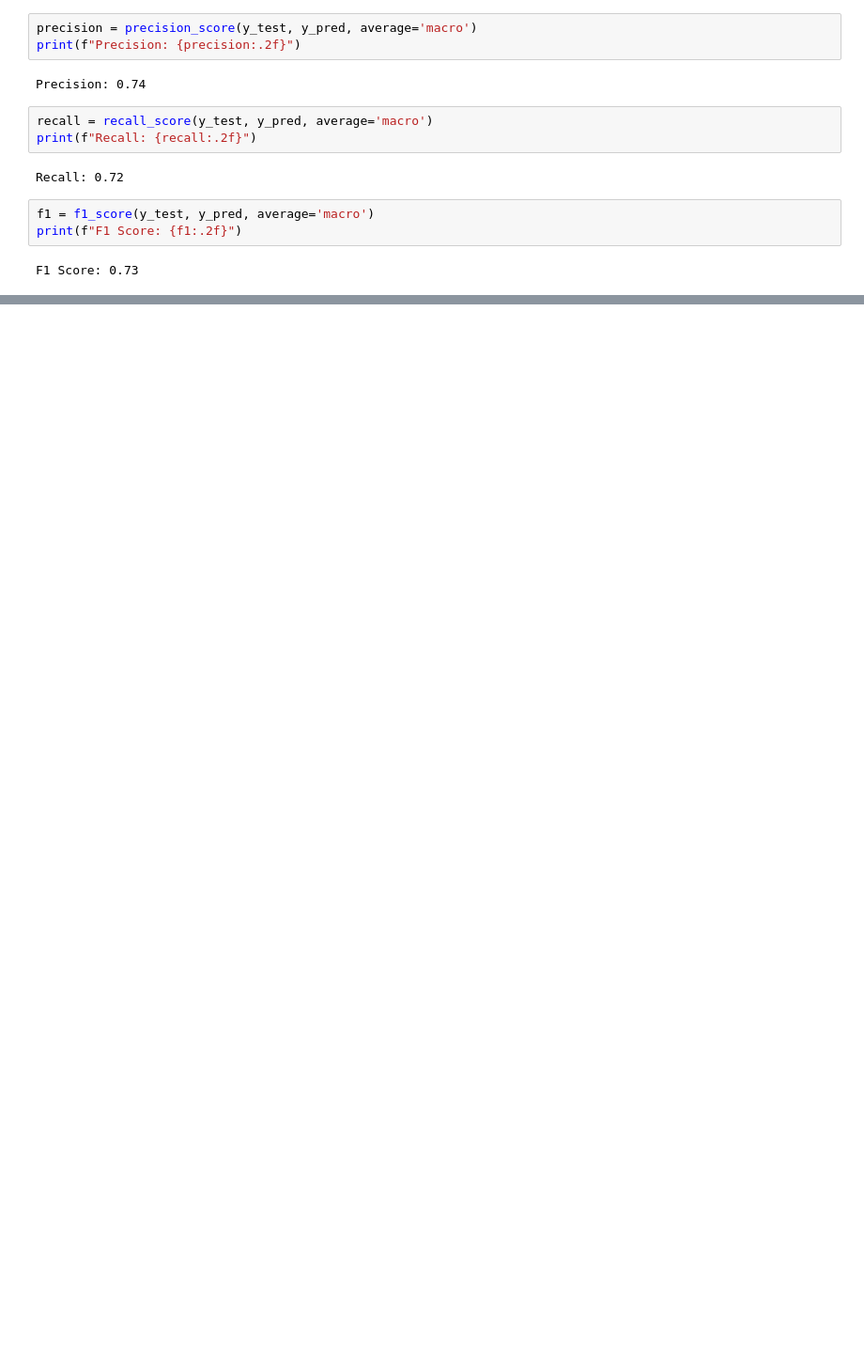
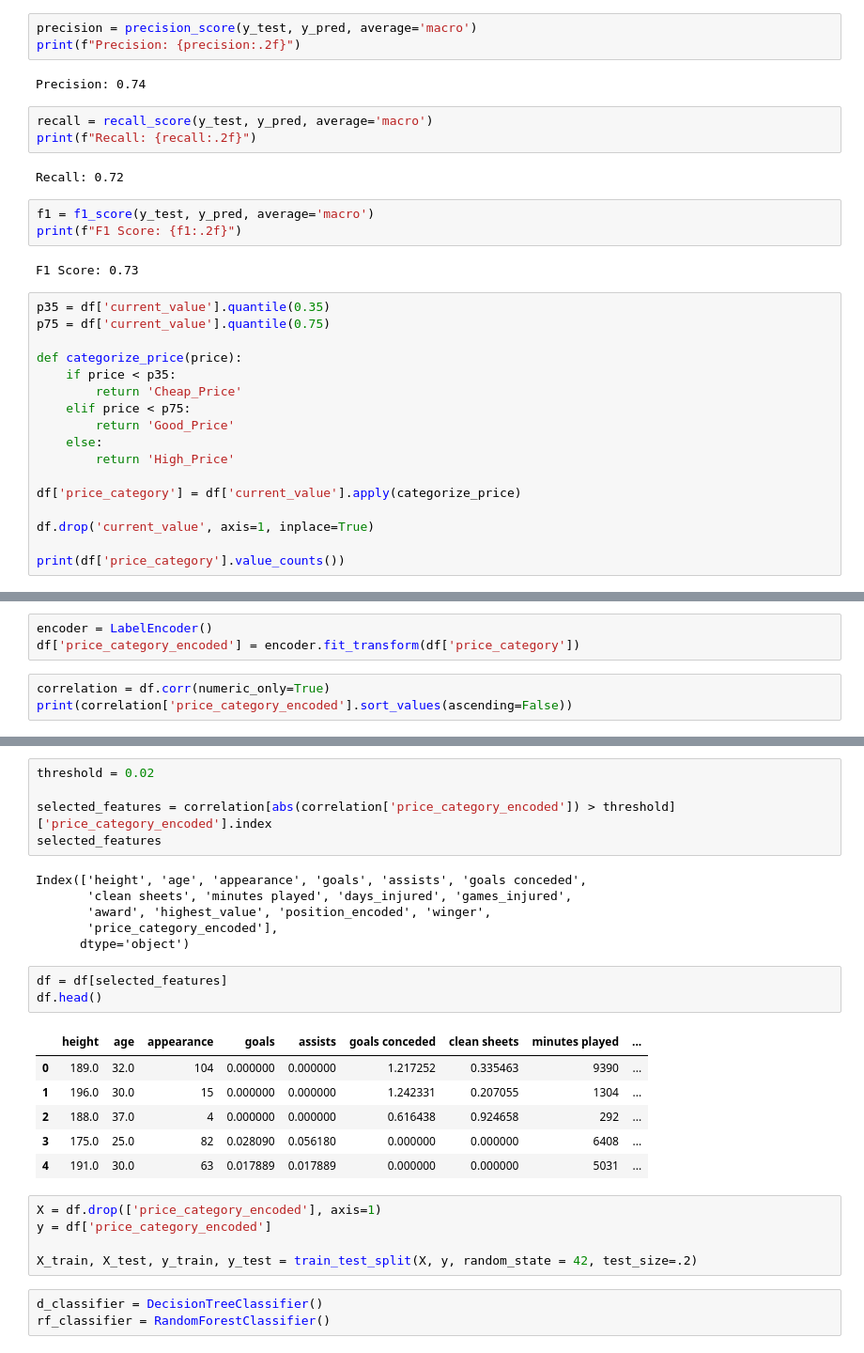
Before and after one commit to Tuwaiq-DS-ML-bootcamp-V-6/Use-case-7, a Jupyter notebook: EDA explain template.ipynb, the cells around one changed output, grey strips where cells are left out. Shown at 94% size. Cells and saved outputs as stored; diff of their text form; blank space fills up the shorter version.

```diff
--- a/EDA explain template.ipynb
+++ b/EDA explain template.ipynb
@@ -1028,3 +1029,20 @@ f1 = f1_score(y_test, y_pred, average='macro')
 print(f"F1 Score: {f1:.2f}")
 # %% [output]
 F1 Score: 0.73
+# %%
+p35 = df['current_value'].quantile(0.35)
+p75 = df['current_value'].quantile(0.75)
+
+def categorize_price(price):
+    if price < p35:
+        return 'Cheap_Price'
+    elif price < p75:
+        return 'Good_Price'
+    else:
+        return 'High_Price'
+
+df['price_category'] = df['current_value'].apply(categorize_price)
+
+df.drop('current_value', axis=1, inplace=True)
+
+print(df['price_category'].value_counts())
@@ -1030,0 +1055,6 @@ F1 Score: 0.73
+# %%
+encoder = LabelEncoder()
+df['price_category_encoded'] = encoder.fit_transform(df['price_category'])
+# %%
+correlation = df.corr(numeric_only=True)
+print(correlation['price_category_encoded'].sort_values(ascending=False))
@@ -1030,0 +1081,29 @@ F1 Score: 0.73
+# %%
+threshold = 0.02
+
+selected_features = correlation[abs(correlation['price_category_encoded']) > threshold]['price_category_encoded'].index
+selected_features
+# %% [output]
+Index(['height', 'age', 'appearance', 'goals', 'assists', 'goals conceded',
+       'clean sheets', 'minutes played', 'days_injured', 'games_injured',
+       'award', 'highest_value', 'position_encoded', 'winger',
+       'price_category_encoded'],
+      dtype='object')
+# %%
+df = df[selected_features]
+df.head()
+# %% [output]
+|  | height | age | appearance | goals | assists | goals conceded | clean sheets | minutes played | ... |
+| 0 | 189.0 | 32.0 | 104 | 0.000000 | 0.000000 | 1.217252 | 0.335463 | 9390 | ... |
+| 1 | 196.0 | 30.0 | 15 | 0.000000 | 0.000000 | 1.242331 | 0.207055 | 1304 | ... |
+| 2 | 188.0 | 37.0 | 4 | 0.000000 | 0.000000 | 0.616438 | 0.924658 | 292 | ... |
+| 3 | 175.0 | 25.0 | 82 | 0.028090 | 0.056180 | 0.000000 | 0.000000 | 6408 | ... |
+| 4 | 191.0 | 30.0 | 63 | 0.017889 | 0.017889 | 0.000000 | 0.000000 | 5031 | ... |
+# %%
+X = df.drop(['price_category_encoded'], axis=1)
+y = df['price_category_encoded']
+
+X_train, X_test, y_train, y_test = train_test_split(X, y, random_state = 42, test_size=.2)
+# %%
+d_classifier = DecisionTreeClassifier()
+rf_classifier = RandomForestClassifier()
```
Also changed, not shown: parts of 22 cells of this notebook.
